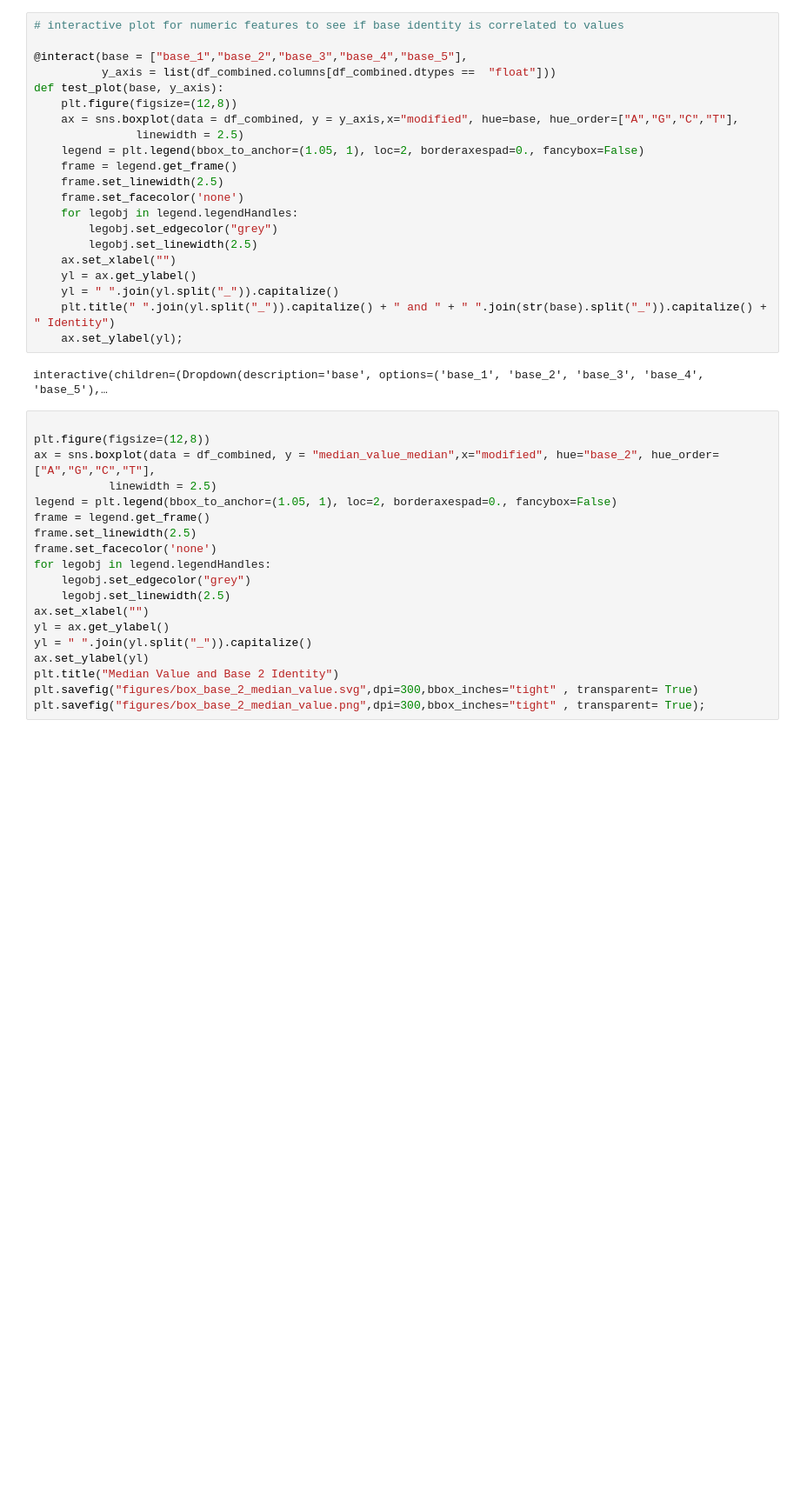
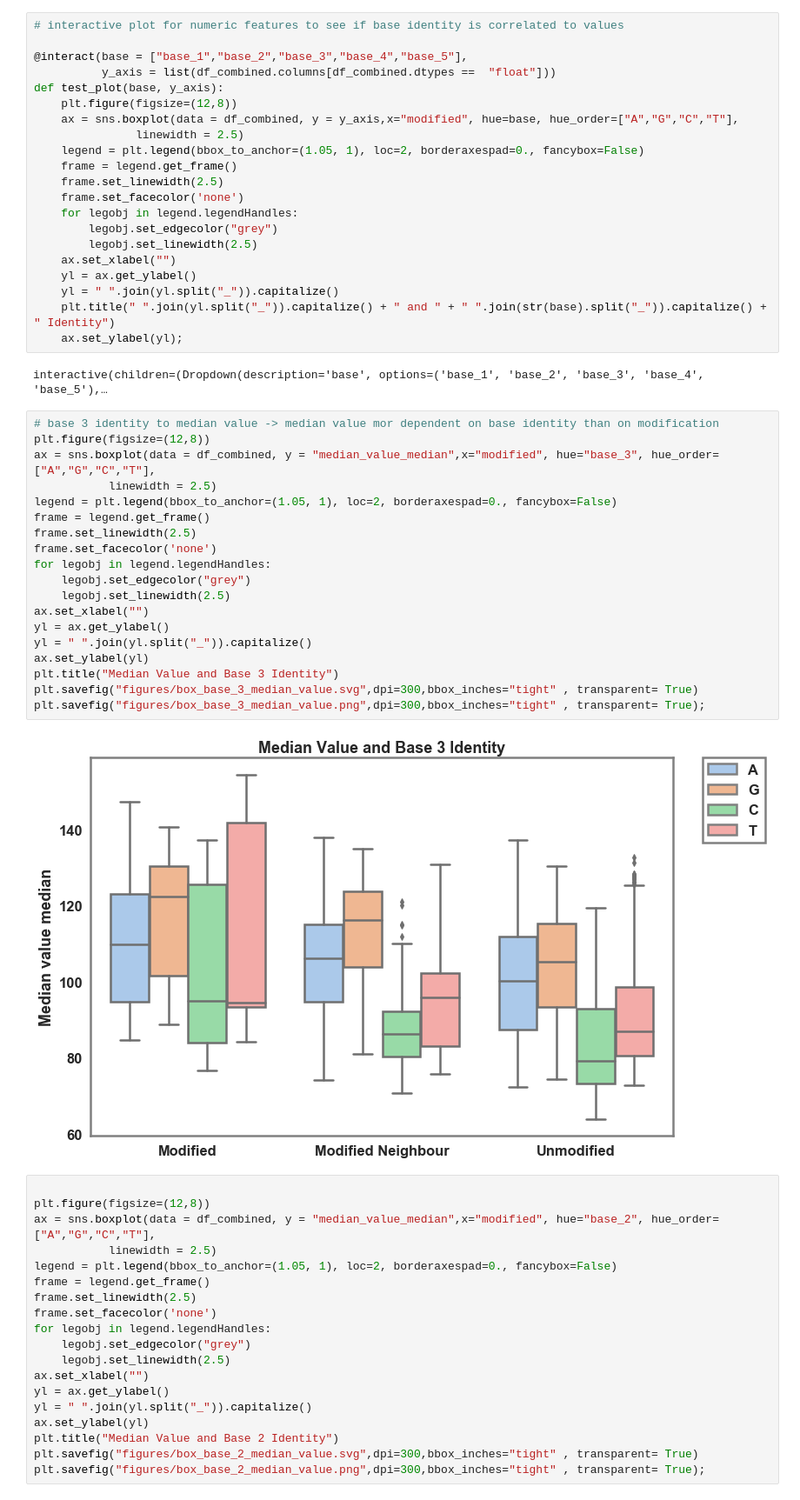
Before and after one commit to Karsten-Yan/ky-nf-capstone, a Jupyter notebook: 5_Visualizations.ipynb, the cells around one changed output. Shown at 87% size. Drawn from its saved outputs; the diff is of its cells as text; blank space fills up the shorter version.

```diff
--- a/5_Visualizations.ipynb
+++ b/5_Visualizations.ipynb
@@ -235,6 +217,27 @@ def test_plot(base, y_axis):
     ax.set_ylabel(yl);
 # %% [output]
 interactive(children=(Dropdown(description='base', options=('base_1', 'base_2', 'base_3', 'base_4', 'base_5'),…
+# %%
+# base 3 identity to median value -> median value mor dependent on base identity than on modification
+plt.figure(figsize=(12,8))
+ax = sns.boxplot(data = df_combined, y = "median_value_median",x="modified", hue="base_3", hue_order=["A","G","C","T"],
+           linewidth = 2.5)
+legend = plt.legend(bbox_to_anchor=(1.05, 1), loc=2, borderaxespad=0., fancybox=False)
+frame = legend.get_frame()
+frame.set_linewidth(2.5)
+frame.set_facecolor('none')
+for legobj in legend.legendHandles:
+    legobj.set_edgecolor("grey")
+    legobj.set_linewidth(2.5)
+ax.set_xlabel("")
+yl = ax.get_ylabel()
+yl = " ".join(yl.split("_")).capitalize()
+ax.set_ylabel(yl)
+plt.title("Median Value and Base 3 Identity")
+plt.savefig("figures/box_base_3_median_value.svg",dpi=300,bbox_inches="tight" , transparent= True)
+plt.savefig("figures/box_base_3_median_value.png",dpi=300,bbox_inches="tight" , transparent= True);
+# %% [output]
+[figure, added]
 # %%
 
 plt.figure(figsize=(12,8))
```
Also changed, not shown: parts of 15 cells of this notebook, 7 other files.
